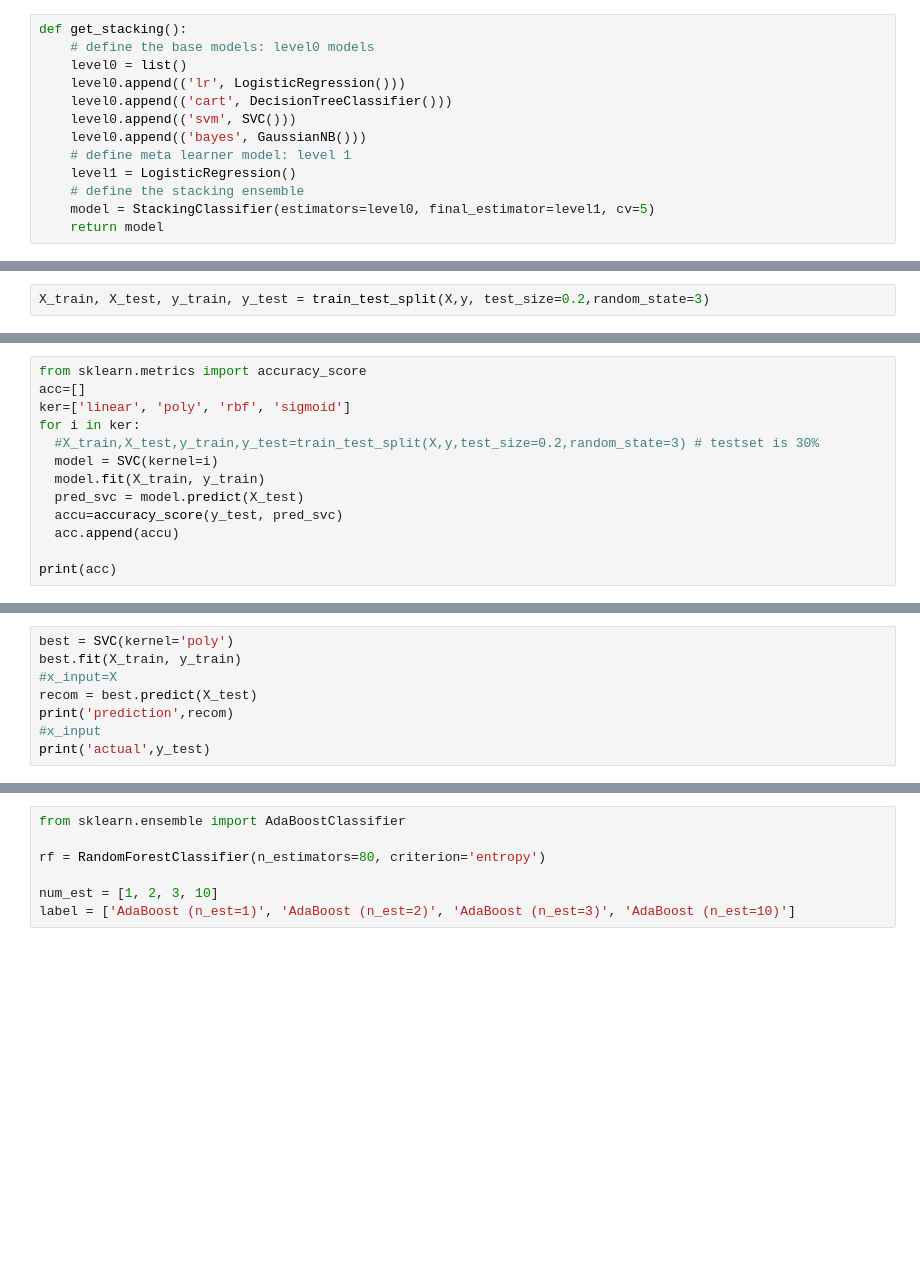
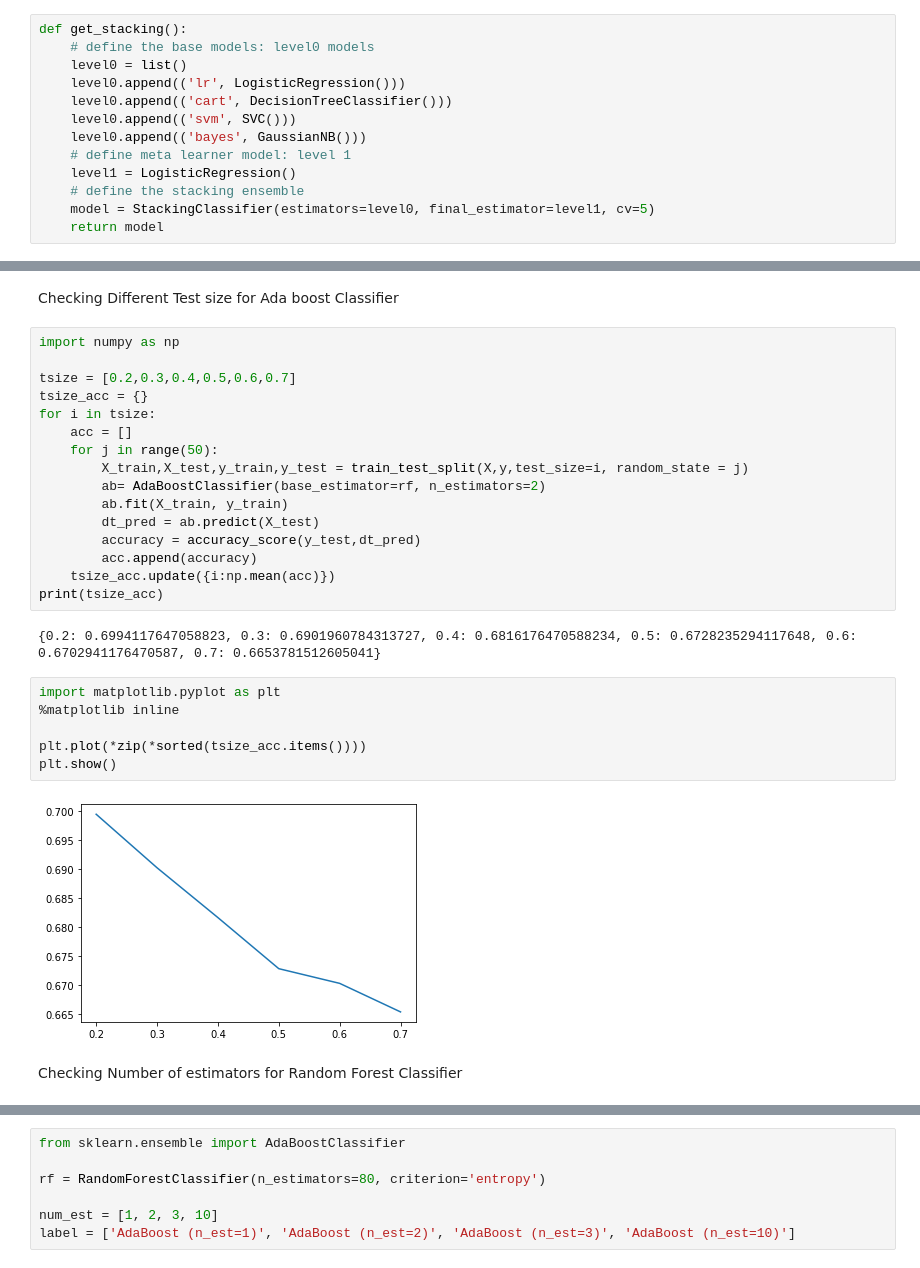
Before and after one commit to divyakumar95/HumanCount, a Jupyter notebook: MachineLearning-CA01.ipynb, the cells around one changed output, grey strips where cells are left out. Cells and saved outputs as stored; diff of their text form; blank space fills up the shorter version.

```diff
--- a/MachineLearning-CA01.ipynb
+++ b/MachineLearning-CA01.ipynb
@@ -151,2 +110,0 @@ for name, model in models.items():
-# %%
-X_train, X_test, y_train, y_test = train_test_split(X,y, test_size=0.2,random_state=3)
@@ -188,13 +110,0 @@ from sklearn.metrics import accuracy_score
-# %%
-from sklearn.metrics import accuracy_score
-acc=[]
-ker=['linear', 'poly', 'rbf', 'sigmoid']
-for i in ker:
-  #X_train,X_test,y_train,y_test=train_test_split(X,y,test_size=0.2,random_state=3) # testset is 30%
-  model = SVC(kernel=i)
-  model.fit(X_train, y_train)
-  pred_svc = model.predict(X_test)
-  accu=accuracy_score(y_test, pred_svc)
-  acc.append(accu)
-
-print(acc)
@@ -222,8 +110,0 @@ print(acc)
-# %%
-best = SVC(kernel='poly')
-best.fit(X_train, y_train)
-#x_input=X
-recom = best.predict(X_test)
-print('prediction',recom)
-#x_input
-print('actual',y_test)
@@ -343,0 +201,30 @@ plt.show()
+# %% [markdown]
+Checking Different Test size for Ada boost Classifier
+# %%
+import numpy as np
+
+tsize = [0.2,0.3,0.4,0.5,0.6,0.7]
+tsize_acc = {}
+for i in tsize:
+    acc = []
+    for j in range(50):
+        X_train,X_test,y_train,y_test = train_test_split(X,y,test_size=i, random_state = j)
+        ab= AdaBoostClassifier(base_estimator=rf, n_estimators=2)
+        ab.fit(X_train, y_train)
+        dt_pred = ab.predict(X_test)
+        accuracy = accuracy_score(y_test,dt_pred)
+        acc.append(accuracy)
+    tsize_acc.update({i:np.mean(acc)})
+print(tsize_acc)
+# %% [output]
+{0.2: 0.6994117647058823, 0.3: 0.6901960784313727, 0.4: 0.6816176470588234, 0.5: 0.6728235294117648, 0.6: 0.6702941176470587, 0.7: 0.6653781512605041}
+# %%
+import matplotlib.pyplot as plt
+%matplotlib inline
+
+plt.plot(*zip(*sorted(tsize_acc.items())))
+plt.show()
+# %% [output]
+[figure, added]
+# %% [markdown]
+Checking Number of estimators for Random Forest Classifier
```
Also changed, not shown: parts of 69 cells of this notebook, 2 other files.
